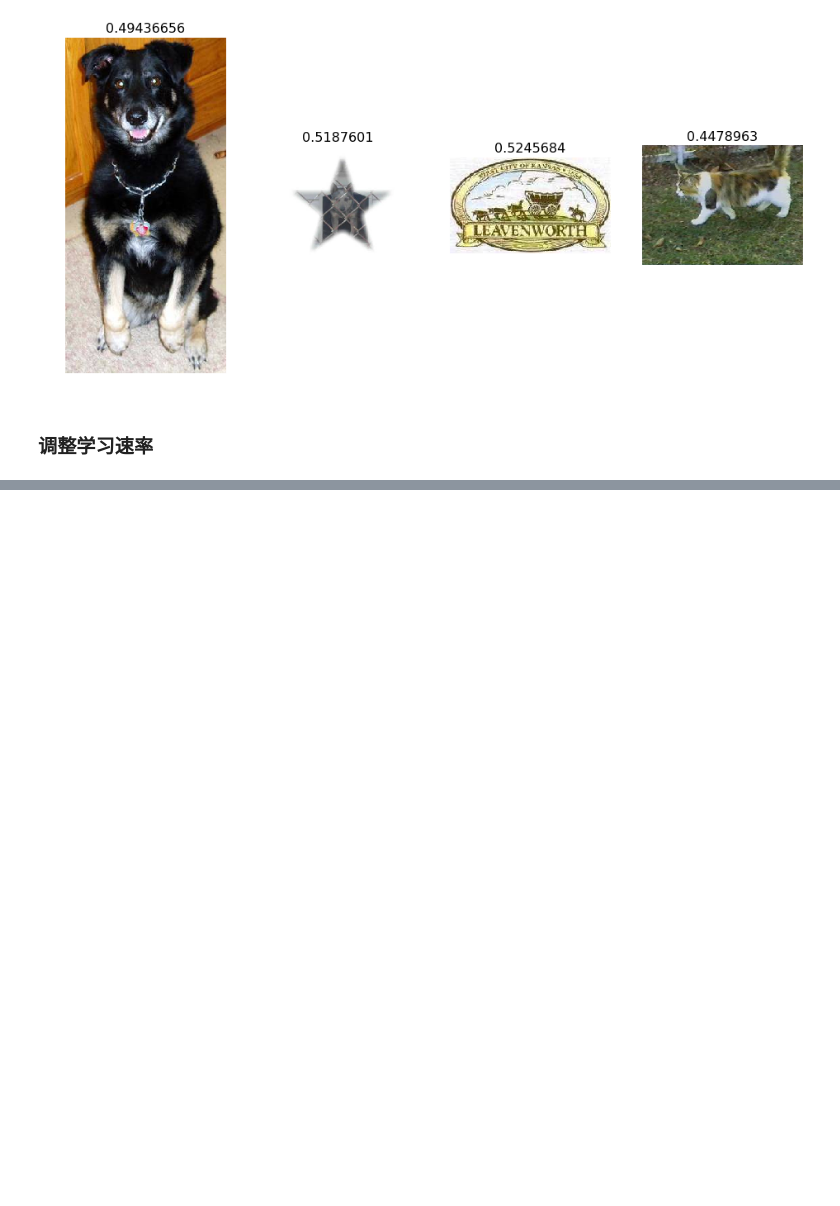
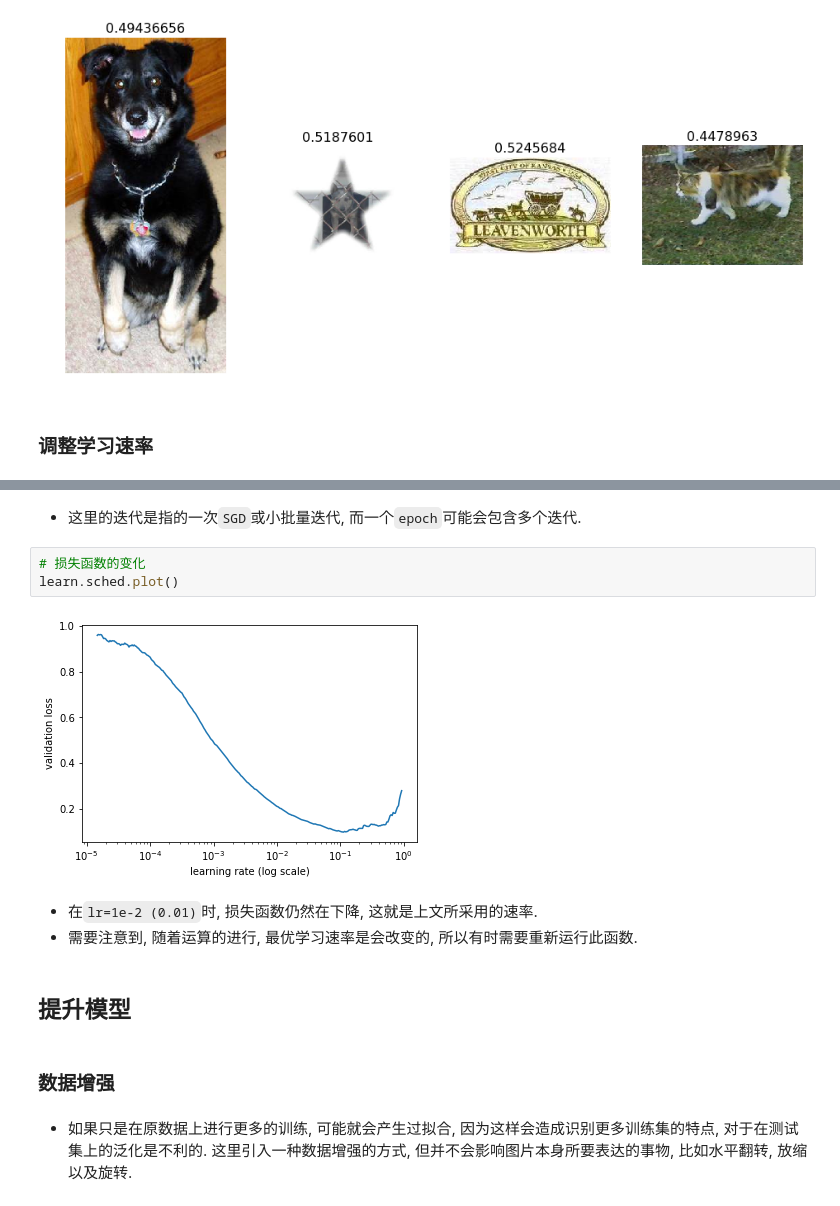
Before and after one commit to fcui/fastai-dl, a Jupyter notebook: dl-1/lesson1.ipynb, the cells around one changed output, grey strips where cells are left out. Saved outputs shown, nothing was run; the diff lists cells and outputs as text; blank space fills up the shorter version.

```diff
--- a/dl-1/lesson1.ipynb
+++ b/dl-1/lesson1.ipynb
@@ -307,0 +327,16 @@ Most uncertain predictions
+# %% [markdown]
+- 这里的迭代是指的一次`SGD`或小批量迭代, 而一个`epoch`可能会包含多个迭代.
+# %%
+# 损失函数的变化
+learn.sched.plot()
+# %% [output]
+[figure, added]
+# %% [markdown]
+- 在`lr=1e-2 (0.01)`时, 损失函数仍然在下降, 这就是上文所采用的速率.
+- 需要注意到, 随着运算的进行, 最优学习速率是会改变的, 所以有时需要重新运行此函数.
+# %% [markdown]
+## 提升模型
+# %% [markdown]
+### 数据增强
+# %% [markdown]
+- 如果只是在原数据上进行更多的训练, 可能就会产生过拟合, 因为这样会造成识别更多训练集的特点, 对于在测试集上的泛化是不利的. 这里引入一种数据增强的方式, 但并不会影响图片本身所要表达的事物, 比如水平翻转, 放缩以及旋转.
```
Also changed, not shown: parts of 31 cells of this notebook, 15 other files.
